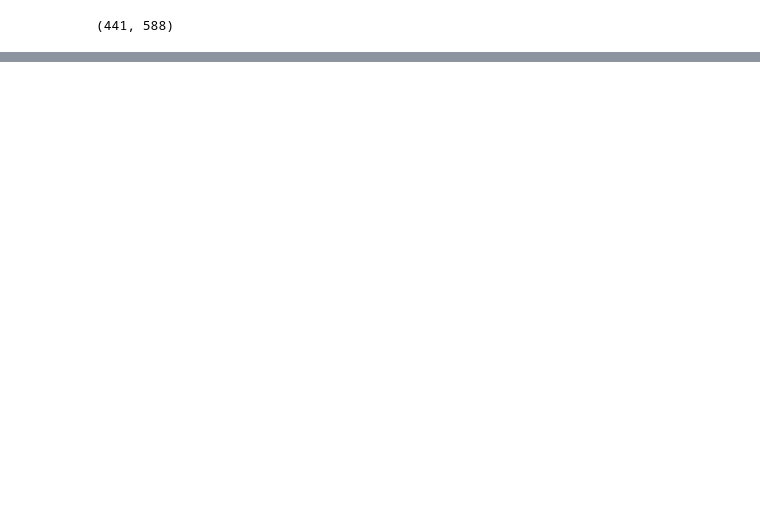
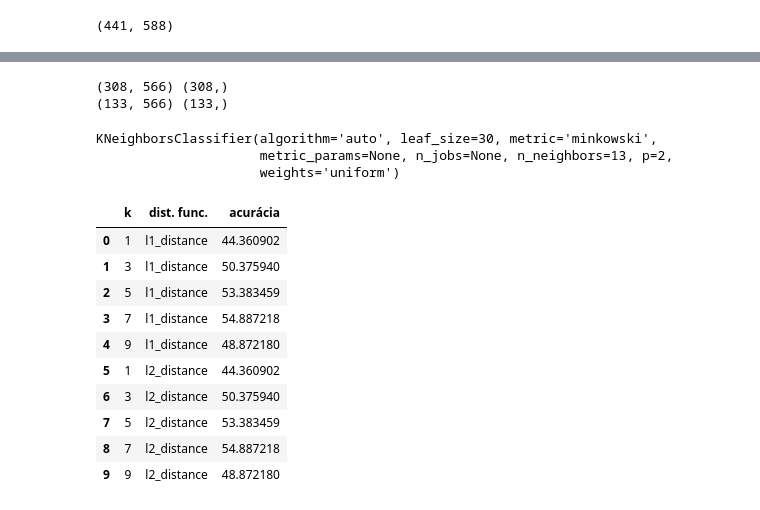
Before and after one commit to AristotelesTN/MBA, a Jupyter notebook: Untitled6.ipynb, the cells around one changed output, grey strips where cells are left out. Drawn from its saved outputs; the diff is of its cells as text; code cells hidden in the pictures; blank space fills up the shorter version.

```diff
--- a/Untitled6.ipynb
+++ b/Untitled6.ipynb
@@ -134,0 +175,14 @@ KeyboardInterrupt: ignored
+# %%
+X = df2[df2.columns[1:569]]._get_numeric_data()
+temp = df2.loc[:, ~df2.columns.duplicated()]
+temp.head()
+Y = temp['Type_Y']
+
+X[X==np.inf]=np.nan
+X.fillna(X.mean(), inplace=True)
+
+Y[Y==np.inf]=np.nan
+Y.fillna(13.0, inplace=True)
+
+print(X.shape)
+print(Y.shape)
@@ -134,0 +208,41 @@ KeyboardInterrupt: ignored
+# %%
+
+x_train, x_test, y_train, y_test = train_test_split(X, Y, test_size=0.3, random_state=42)
+
+print(x_train.shape, y_train.shape)
+print(x_test.shape, y_test.shape)
+# %% [output]
+(308, 566) (308,)
+(133, 566) (133,)
+# %%
+knn = KNeighborsClassifier(n_neighbors=13, p=2)
+knn.fit(x_train, y_train.ravel())
+# %% [output]
+KNeighborsClassifier(algorithm='auto', leaf_size=30, metric='minkowski',
+                     metric_params=None, n_jobs=None, n_neighbors=13, p=2,
+                     weights='uniform')
+# %%
+list_res = []
+for p in [1, 2]:
+    knn.p = p
+
+    for k in range(1, 10, 2):
+        knn.n_neighbors = k
+        y_pred = knn.predict(x_test)
+        acc = accuracy_score(y_test, y_pred)*100
+        list_res.append([k, 'l1_distance' if p == 1 else 'l2_distance', acc])
+
+pdf = pd.DataFrame(list_res, columns=['k', 'dist. func.', 'acurácia'])
+pdf
+# %% [output]
+|  | k | dist. func. | acurácia |
+| 0 | 1 | l1_distance | 44.360902 |
+| 1 | 3 | l1_distance | 50.375940 |
+| 2 | 5 | l1_distance | 53.383459 |
+| 3 | 7 | l1_distance | 54.887218 |
+| 4 | 9 | l1_distance | 48.872180 |
+| 5 | 1 | l2_distance | 44.360902 |
+| 6 | 3 | l2_distance | 50.375940 |
+| 7 | 5 | l2_distance | 53.383459 |
+| 8 | 7 | l2_distance | 54.887218 |
+| 9 | 9 | l2_distance | 48.872180 |
```
Also changed, not shown: parts of 19 cells of this notebook.
